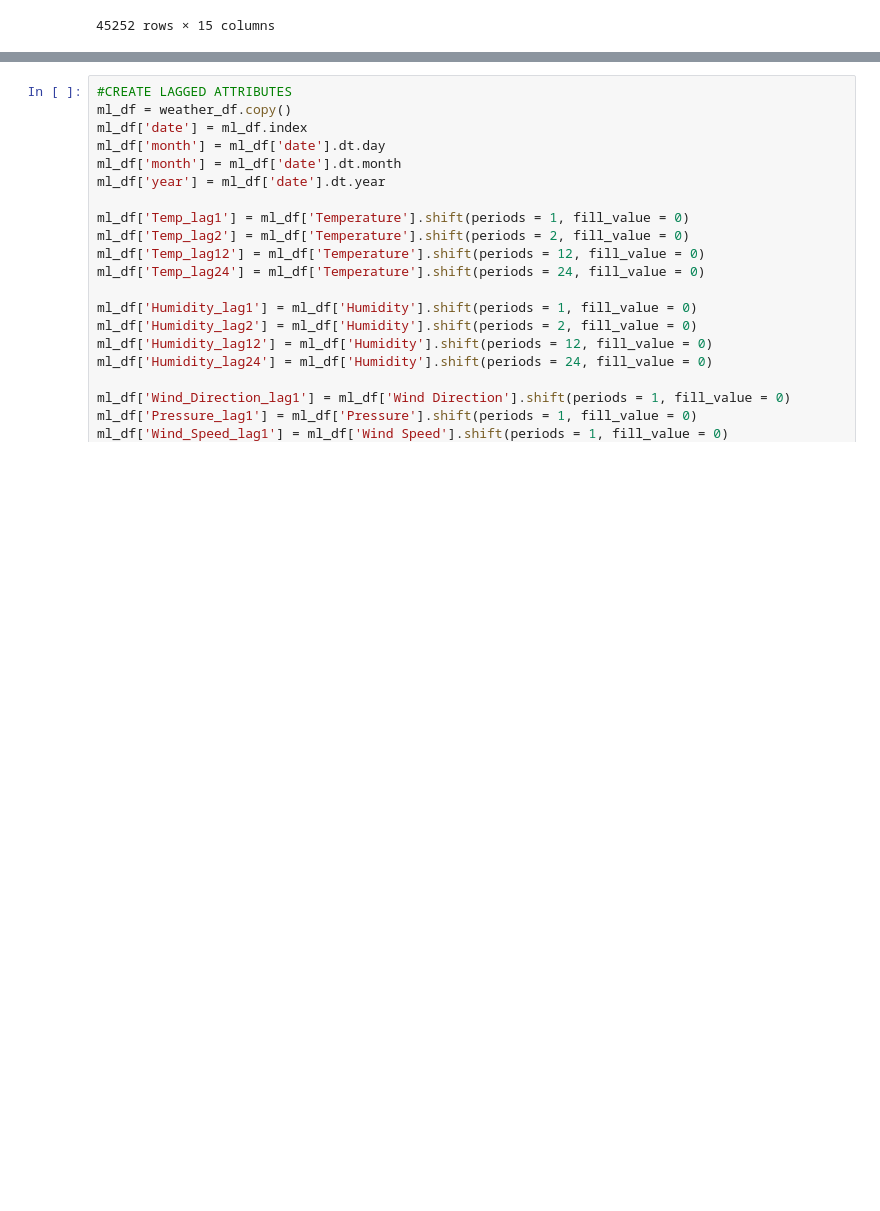
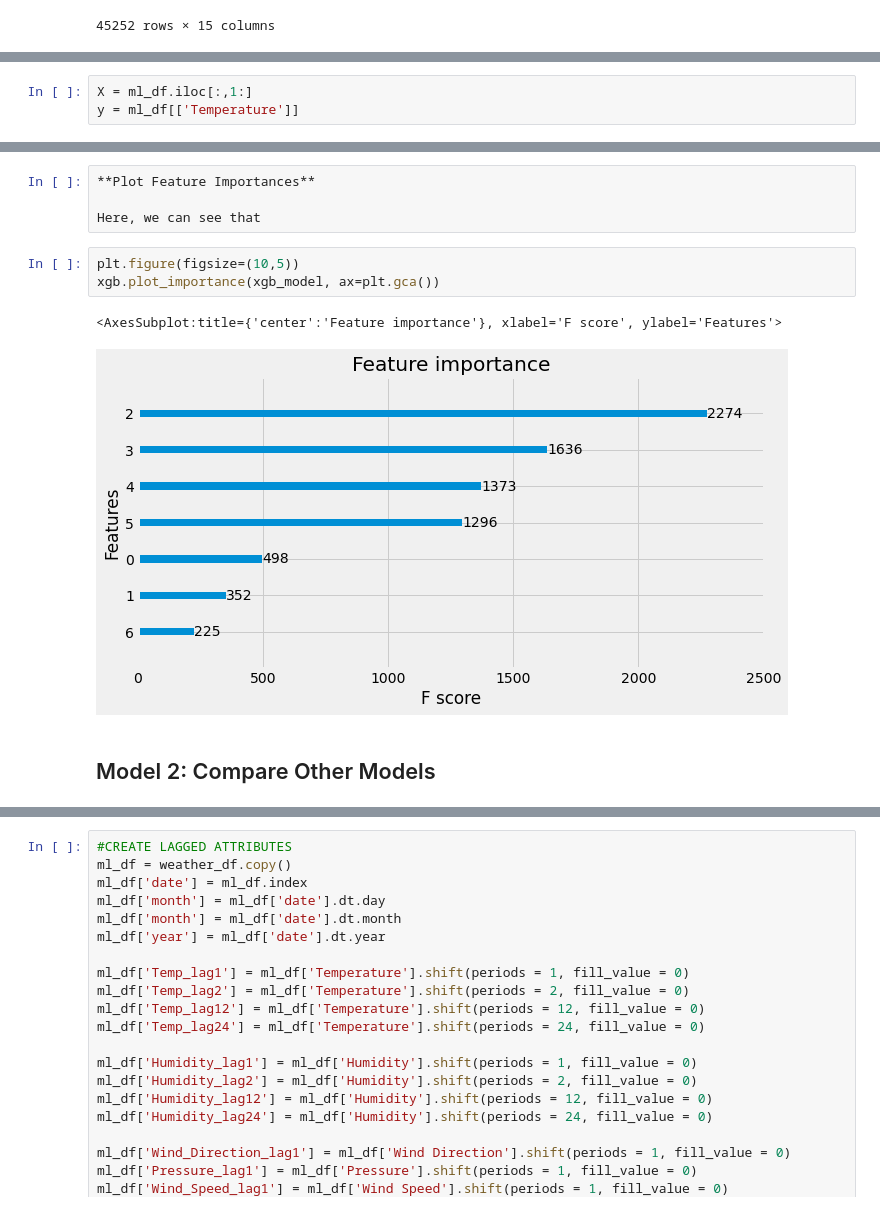
Before and after one commit to McGill-MMA-EnterpriseAnalytics/Cloud-Computations, a Jupyter notebook: INSY695_ExogVars.ipynb, the cells around one changed output, grey strips where cells are left out. Drawn from its saved outputs; the diff is of its cells as text; blank space fills up the shorter version.

```diff
--- a/INSY695_ExogVars.ipynb
+++ b/INSY695_ExogVars.ipynb
@@ -77,0 +134,3 @@ weather_df['Pressure'][100:200].plot()
+# %%
+X = ml_df.iloc[:,1:]
+y = ml_df[['Temperature']]
@@ -77,0 +228,12 @@ weather_df['Pressure'][100:200].plot()
+# %%
+**Plot Feature Importances**
+
+Here, we can see that
+# %%
+plt.figure(figsize=(10,5))
+xgb.plot_importance(xgb_model, ax=plt.gca())
+# %% [output]
+<AxesSubplot:title={'center':'Feature importance'}, xlabel='F score', ylabel='Features'>
+[figure, added]
+# %% [markdown]
+## Model 2: Compare Other Models
```
Also changed, not shown: parts of 23 cells of this notebook, 1 other file.
